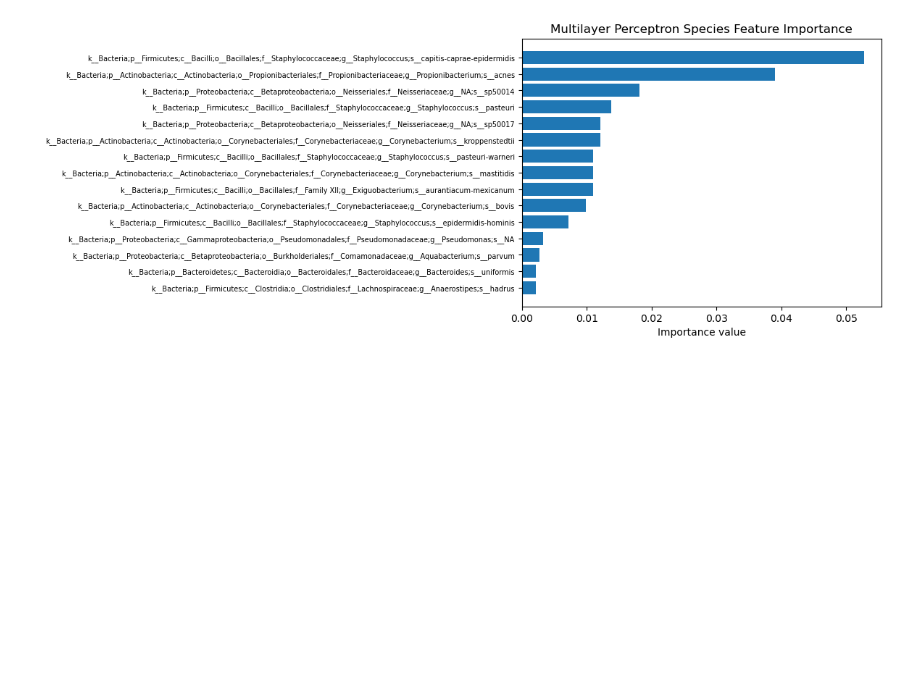
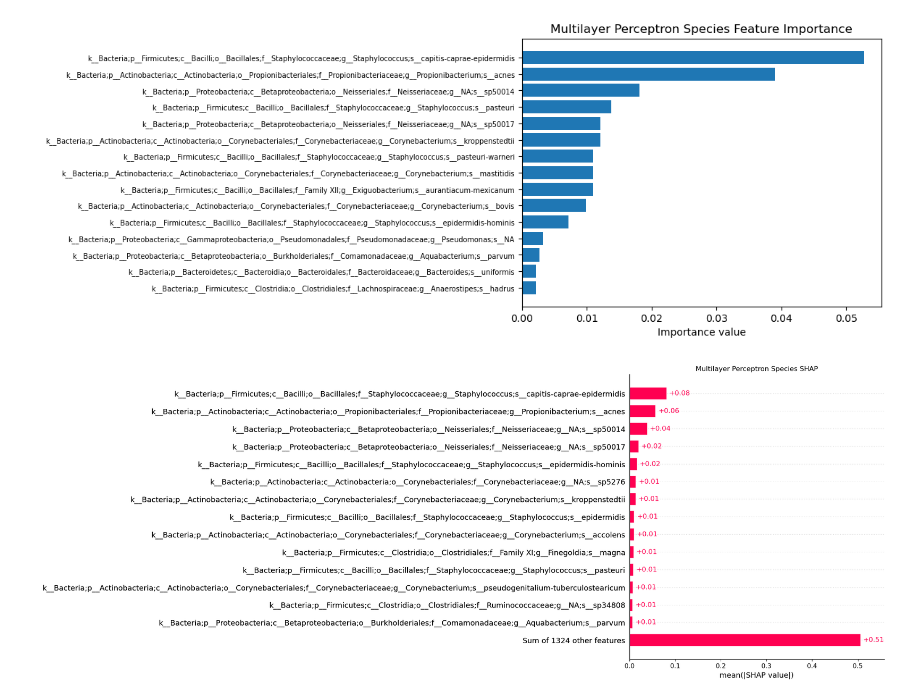
Before and after one commit to freafin/Bacteriological, a Jupyter notebook: ded/05_species/05_species_ded_bactonly_testonly_ra.ipynb, the cells around one changed output. Saved outputs shown, nothing was run; the diff lists cells and outputs as text; code cells hidden in the pictures; blank space fills up the shorter version.

```diff
--- a/ded/05_species/05_species_ded_bactonly_testonly_ra.ipynb
+++ b/ded/05_species/05_species_ded_bactonly_testonly_ra.ipynb
@@ -217,3 +219,19 @@ plt.barh(MLPfeatures['Features'], MLPfeatures['Importance_values'], height=0.8)
 plt.show()
 # %% [output]
 [figure]
+# %%
+# Create a SHAP explainer for the LightGBM model
+
+explainermlp = shap.Explainer(clfmlp.predict, X, max_evals=2635)
+# %%
+# Compute SHAP values for the dataset
+
+shap_valuesmlp = explainermlp(X)
+# %%
+# Plot the SHAP summary plot
+
+shap.plots.bar(shap_valuesmlp, max_display=15, show=False)
+plt.title('Multilayer Perceptron Species SHAP')
+plt.show()
+# %% [output]
+[figure, added]
```
Also changed, not shown: parts of 2 cells of this notebook, 19 other files.
